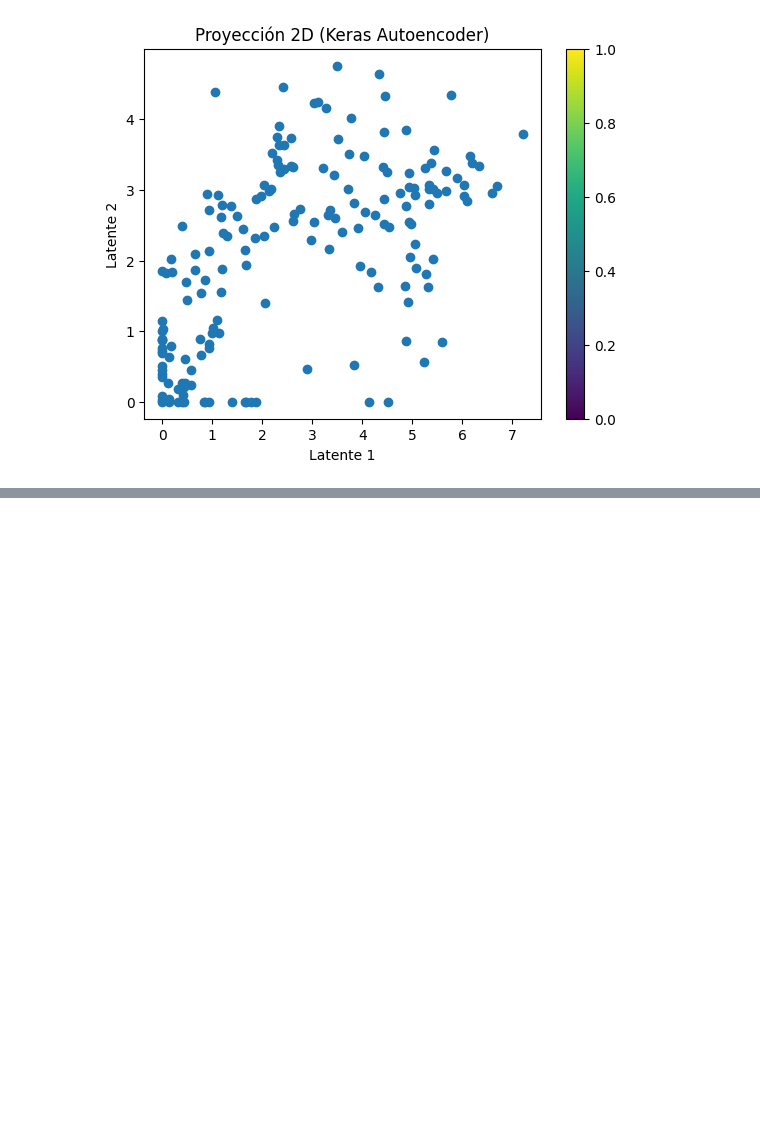
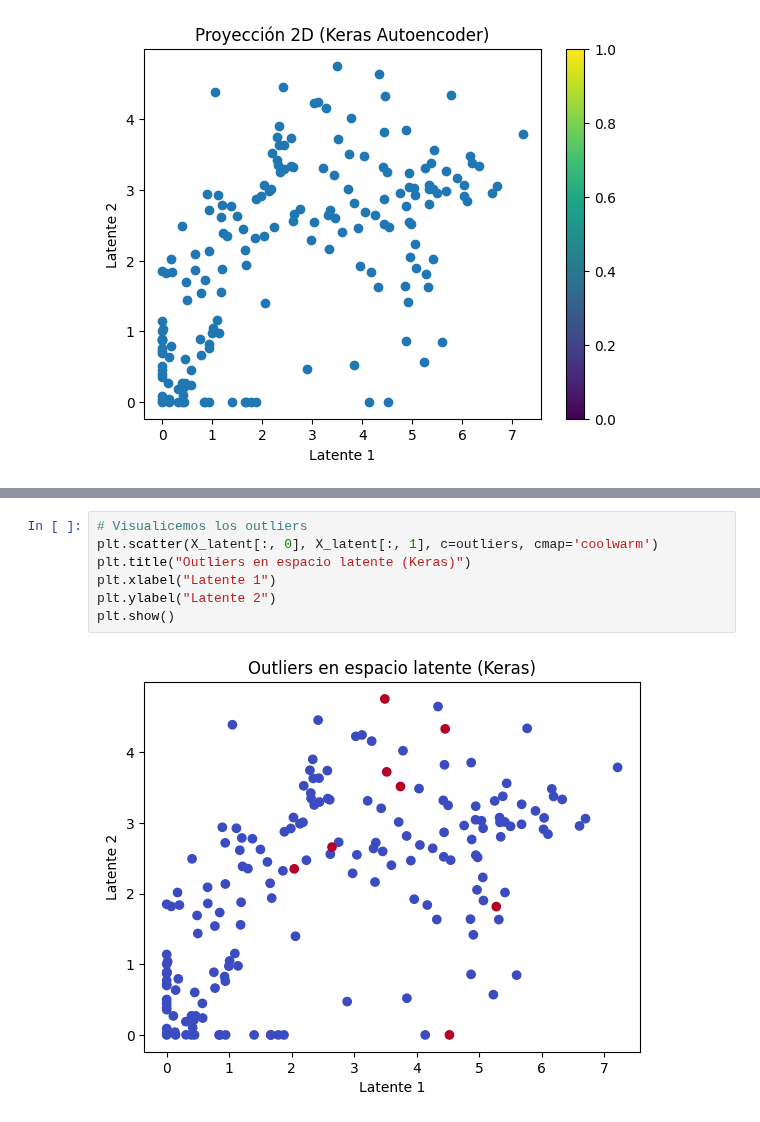
Before and after one commit to Kevin2558/Data_Science_Borrador, a Jupyter notebook: 03_Transformaciones/Autoencoders.ipynb, the cells around one changed output, grey strips where cells are left out. Cells and saved outputs as stored; diff of their text form; blank space fills up the shorter version.

```diff
--- a/03_Transformaciones/Autoencoders.ipynb
+++ b/03_Transformaciones/Autoencoders.ipynb
@@ -114,0 +139,9 @@ plt.show()
+# %%
+# Visualicemos los outliers
+plt.scatter(X_latent[:, 0], X_latent[:, 1], c=outliers, cmap='coolwarm')
+plt.title("Outliers en espacio latente (Keras)")
+plt.xlabel("Latente 1")
+plt.ylabel("Latente 2")
+plt.show()
+# %% [output]
+[figure, added]
```
Also changed, not shown: parts of 4 cells of this notebook.
